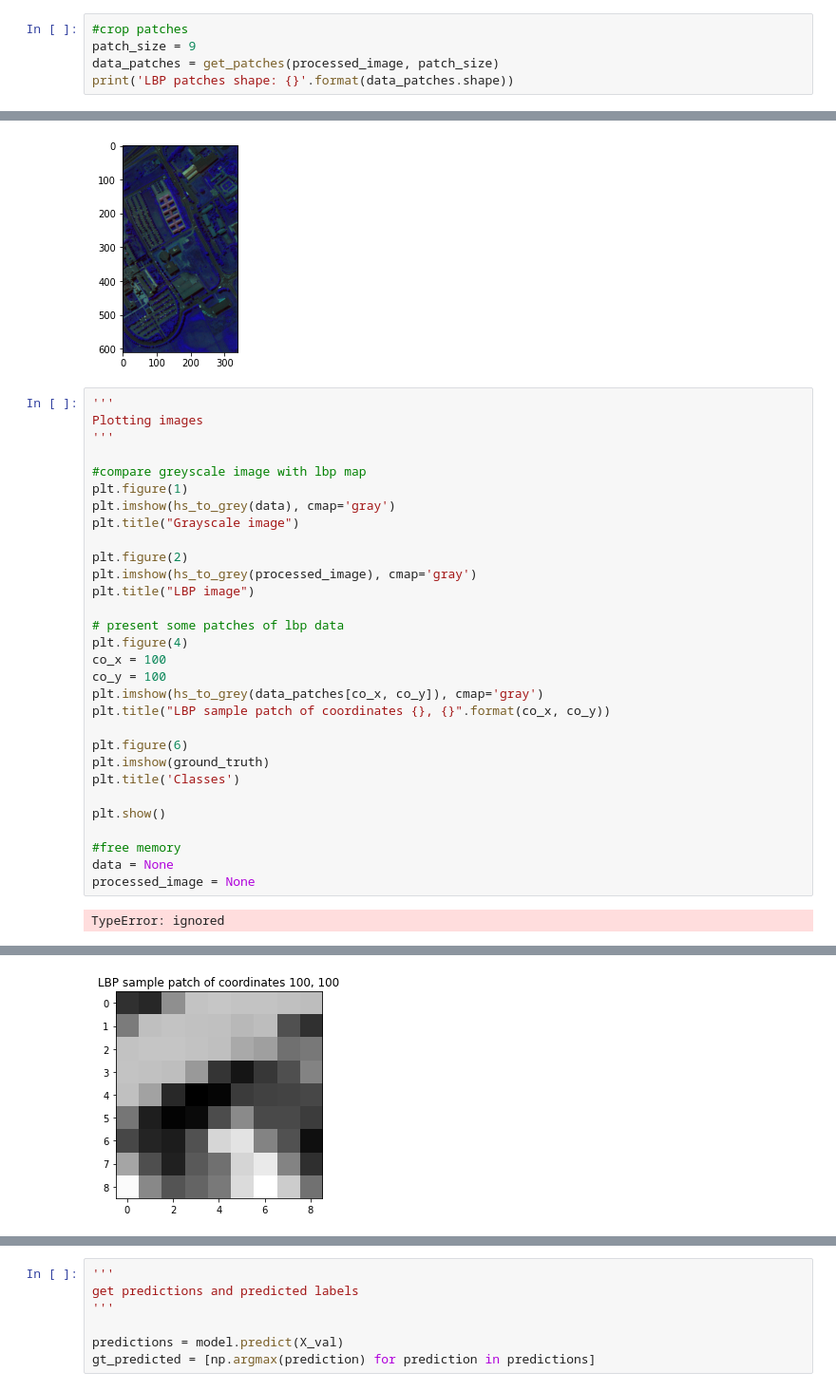
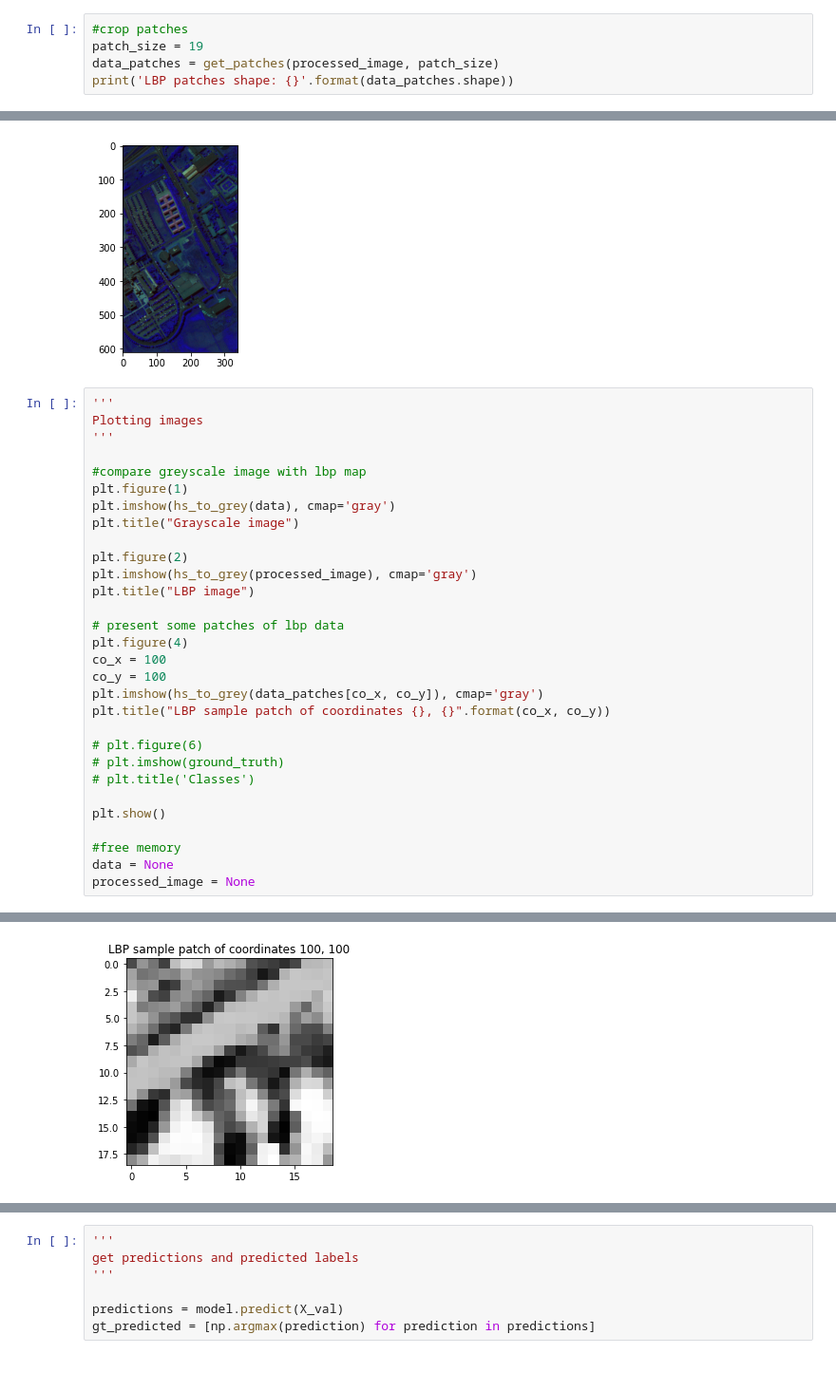
Before and after one commit to KubaSiwiec/hsi_spatial_spectral, a Jupyter notebook: hsi_learn_lbp.ipynb, the cells around one changed output, grey strips where cells are left out. Shown at 95% size. Saved outputs shown, nothing was run; the diff lists cells and outputs as text.

Commit message:
Increase patch size to improve accuracy

```diff
--- a/hsi_learn_lbp.ipynb
+++ b/hsi_learn_lbp.ipynb
@@ -396,7 +396,7 @@ LBP image shape: (610, 340, 103)
 255
 # %%
 #crop patches
-patch_size = 9
+patch_size = 19
 data_patches = get_patches(processed_image, patch_size)
 print('LBP patches shape: {}'.format(data_patches.shape))
 # %% [output]
@@ -421,35 +421,34 @@ ImageView object:
 # %%
 '''
 Plotting images
 '''
 
 #compare greyscale image with lbp map
 plt.figure(1)
 plt.imshow(hs_to_grey(data), cmap='gray')
 plt.title("Grayscale image")
 
 plt.figure(2)
 plt.imshow(hs_to_grey(processed_image), cmap='gray')
 plt.title("LBP image")
 
 # present some patches of lbp data
 plt.figure(4)
 co_x = 100
 co_y = 100
 plt.imshow(hs_to_grey(data_patches[co_x, co_y]), cmap='gray')
 plt.title("LBP sample patch of coordinates {}, {}".format(co_x, co_y))
 
-plt.figure(6)
-plt.imshow(ground_truth)
-plt.title('Classes')
+# plt.figure(6)
+# plt.imshow(ground_truth)
+# plt.title('Classes')
 
 plt.show()
 
 #free memory
 data = None
 processed_image = None
 # %% [output]
-TypeError: ignored
 [figure]
 [figure]
-[figure, old version]
+[figure, new version]
```
Also changed, not shown: parts of 11 cells of this notebook.
